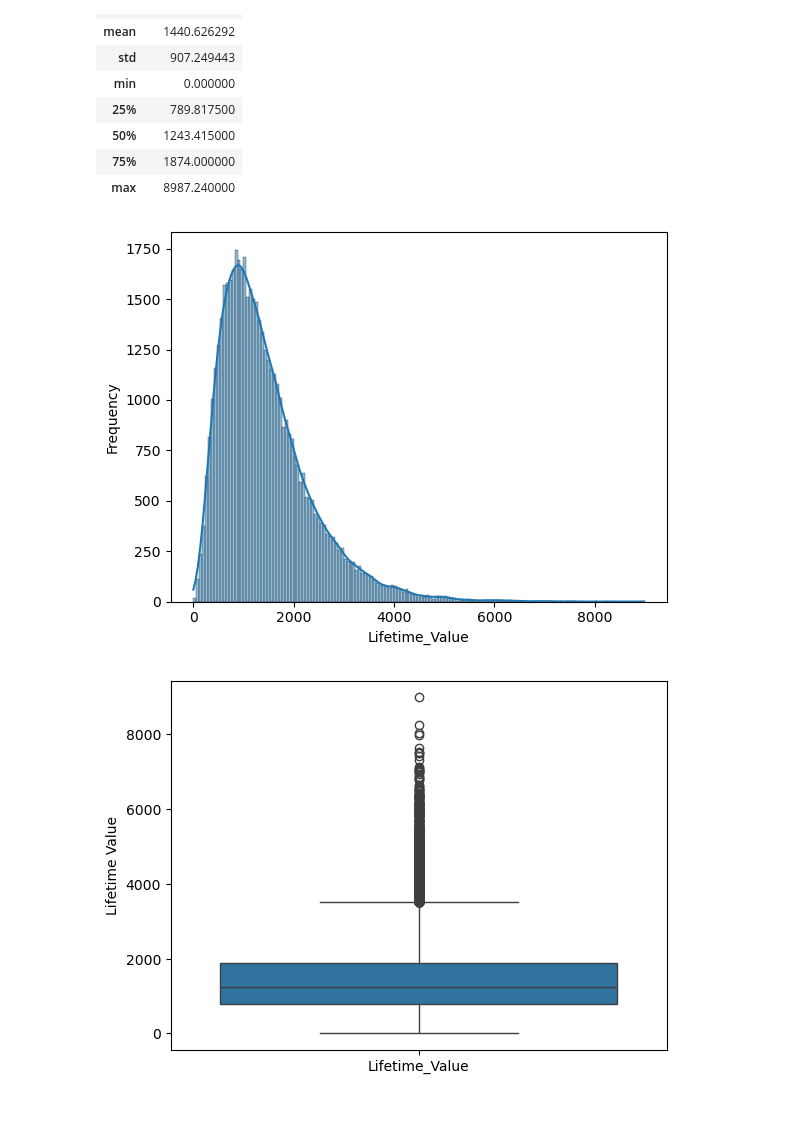
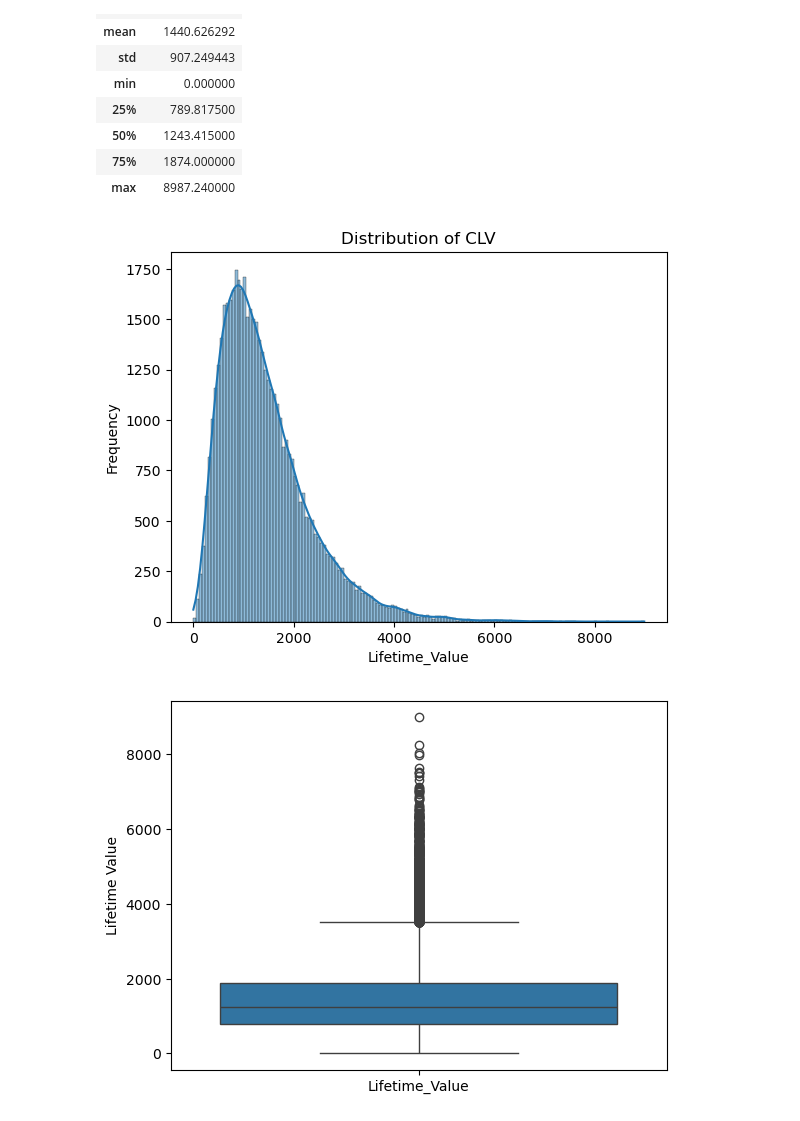
Before and after one commit to vmontiga/eda_project_ecommerce_customer_behavior, a Jupyter notebook: eda_analysis_2.ipynb, the cells around one changed output. Drawn from its saved outputs; the diff is of its cells as text; code cells hidden in the pictures.

```diff
--- a/eda_analysis_2.ipynb
+++ b/eda_analysis_2.ipynb
@@ -230,9 +285,11 @@ table.describe()
 | 75% | 1874.000000 |
 | max | 8987.240000 |
 # %%
+# Plotting the distribution of CLV
 sns.histplot(table["Lifetime_Value"], kde=True)
 plt.ylabel("Frequency")
+plt.title('Distribution of CLV')
 plt.show()
 # %% [output]
-[figure, old version]
+[figure, new version]
 # %%
```
Also changed, not shown: parts of 52 cells of this notebook, 1 other file.
